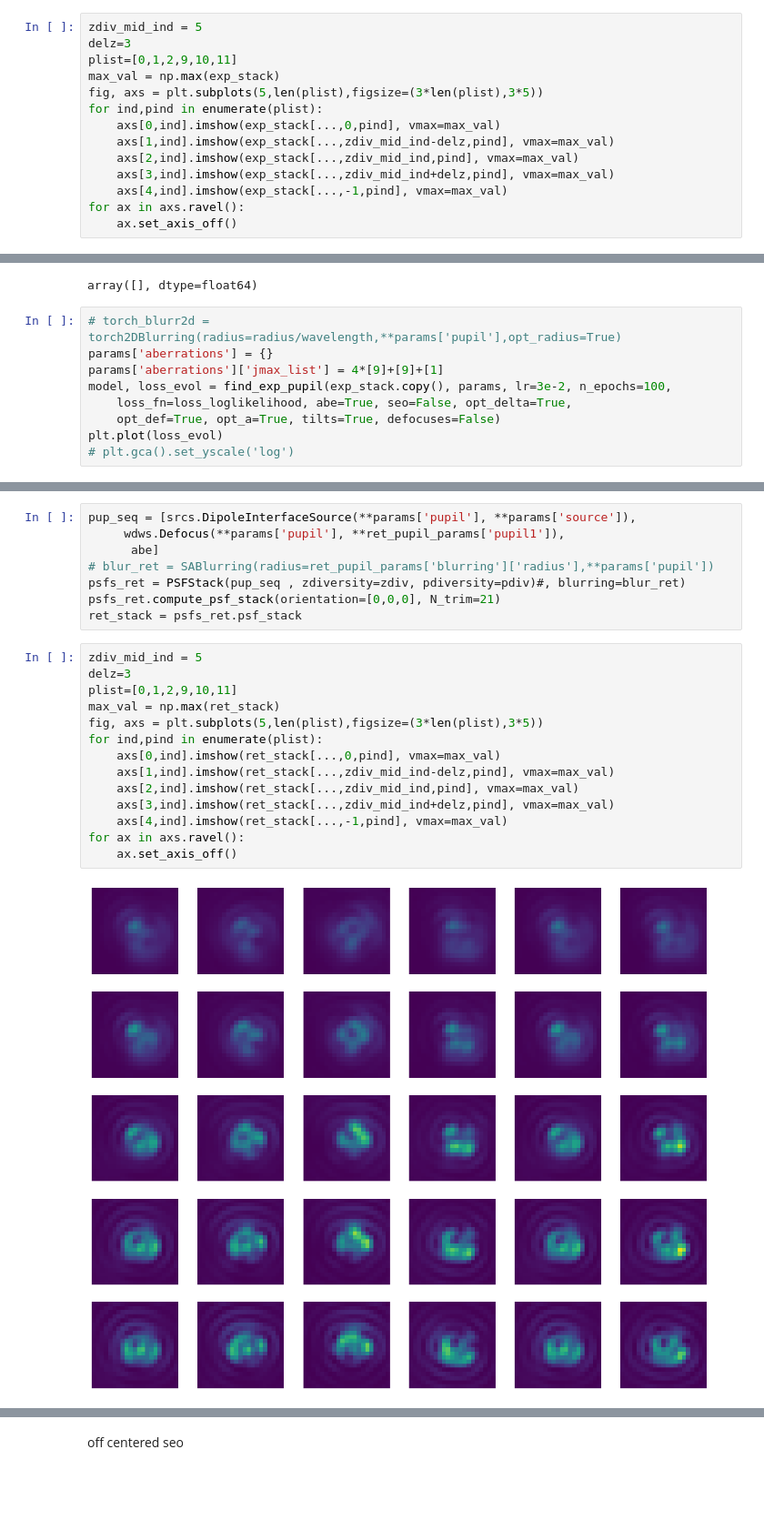
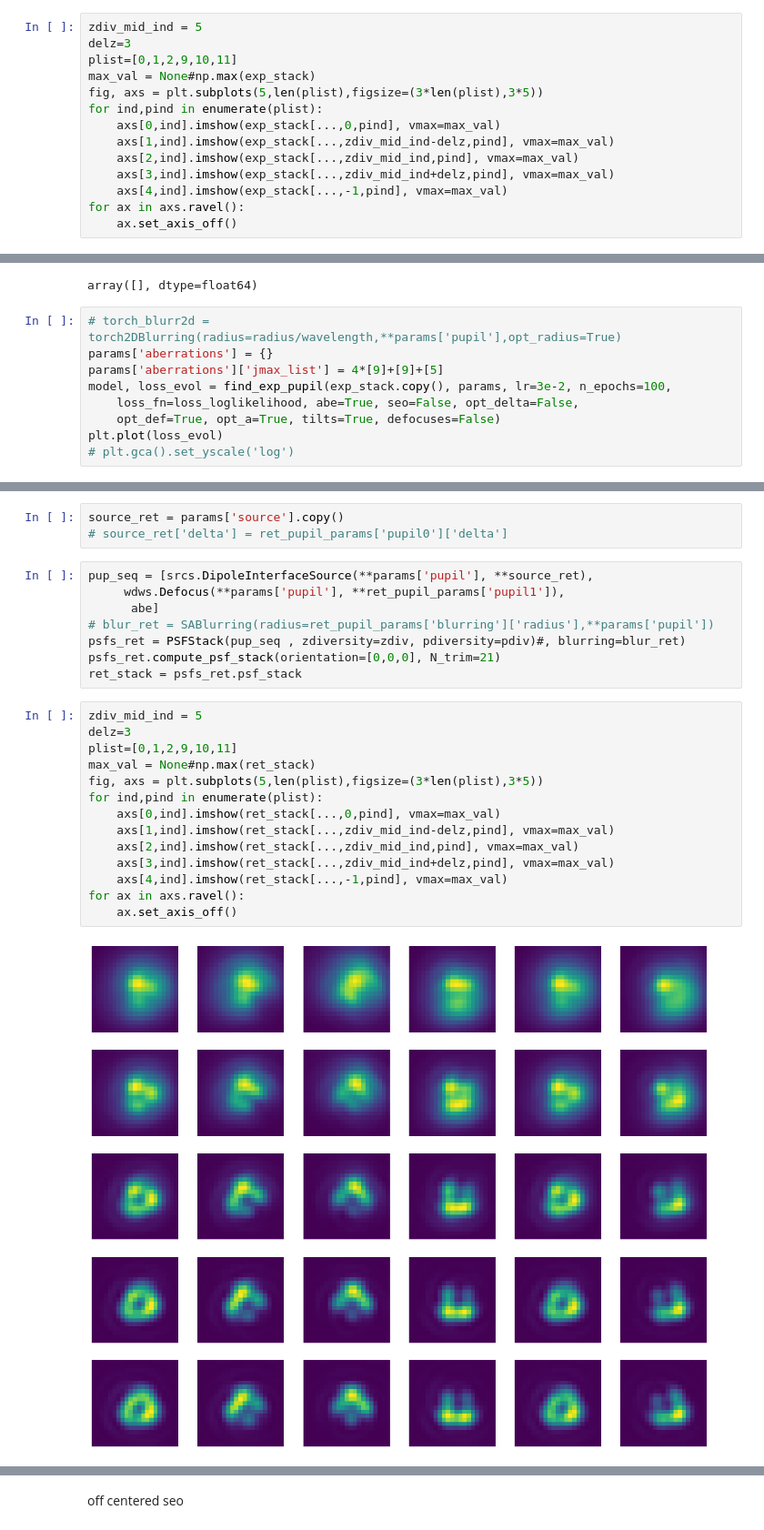
Before and after one commit to rodguti90/pyPSFstack, a Jupyter notebook: retrieval_exp_stack.ipynb, the cells around one changed output, grey strips where cells are left out. Shown at 91% size. Drawn from its saved outputs; the diff is of its cells as text; blank space fills up the shorter version.

```diff
--- a/retrieval_exp_stack.ipynb
+++ b/retrieval_exp_stack.ipynb
@@ -222,7 +222,7 @@ plt.colorbar()
 zdiv_mid_ind = 5
 delz=3
 plist=[0,1,2,9,10,11]
-max_val = np.max(exp_stack)
+max_val = None#np.max(exp_stack)
 fig, axs = plt.subplots(5,len(plist),figsize=(3*len(plist),3*5))
 for ind,pind in enumerate(plist):
     axs[0,ind].imshow(exp_stack[...,0,pind], vmax=max_val)
@@ -286,9 +286,9 @@ array([], dtype=float64)
 # %%
 # torch_blurr2d = torch2DBlurring(radius=radius/wavelength,**params['pupil'],opt_radius=True)
 params['aberrations'] = {}
-params['aberrations']['jmax_list'] = 4*[9]+[9]+[1]
+params['aberrations']['jmax_list'] = 4*[9]+[9]+[5]
 model, loss_evol = find_exp_pupil(exp_stack.copy(), params, lr=3e-2, n_epochs=100,
-    loss_fn=loss_loglikelihood, abe=True, seo=False, opt_delta=True,
+    loss_fn=loss_loglikelihood, abe=True, seo=False, opt_delta=False,
     opt_def=True, opt_a=True, tilts=True, defocuses=False)
 plt.plot(loss_evol)
 # plt.gca().set_yscale('log')
@@ -306,5 +342,8 @@ plot_jones(abe.get_pupil_array())
+# %%
+source_ret = params['source'].copy()
+# source_ret['delta'] = ret_pupil_params['pupil0']['delta']
 # %%
-pup_seq = [srcs.DipoleInterfaceSource(**params['pupil'], **params['source']),
+pup_seq = [srcs.DipoleInterfaceSource(**params['pupil'], **source_ret),
      wdws.Defocus(**params['pupil'], **ret_pupil_params['pupil1']),
       abe]
 # blur_ret = SABlurring(radius=ret_pupil_params['blurring']['radius'],**params['pupil'])
@@ -314,16 +353,16 @@ ret_stack = psfs_ret.psf_stack
 # %%
 zdiv_mid_ind = 5
 delz=3
 plist=[0,1,2,9,10,11]
-max_val = np.max(ret_stack)
+max_val = None#np.max(ret_stack)
 fig, axs = plt.subplots(5,len(plist),figsize=(3*len(plist),3*5))
 for ind,pind in enumerate(plist):
     axs[0,ind].imshow(ret_stack[...,0,pind], vmax=max_val)
     axs[1,ind].imshow(ret_stack[...,zdiv_mid_ind-delz,pind], vmax=max_val)
     axs[2,ind].imshow(ret_stack[...,zdiv_mid_ind,pind], vmax=max_val)
     axs[3,ind].imshow(ret_stack[...,zdiv_mid_ind+delz,pind], vmax=max_val)
     axs[4,ind].imshow(ret_stack[...,-1,pind], vmax=max_val)
 for ax in axs.ravel():
     ax.set_axis_off()
 # %% [output]
-[figure, old version]
+[figure, new version]
```
Also changed, not shown: parts of 12 cells of this notebook.
